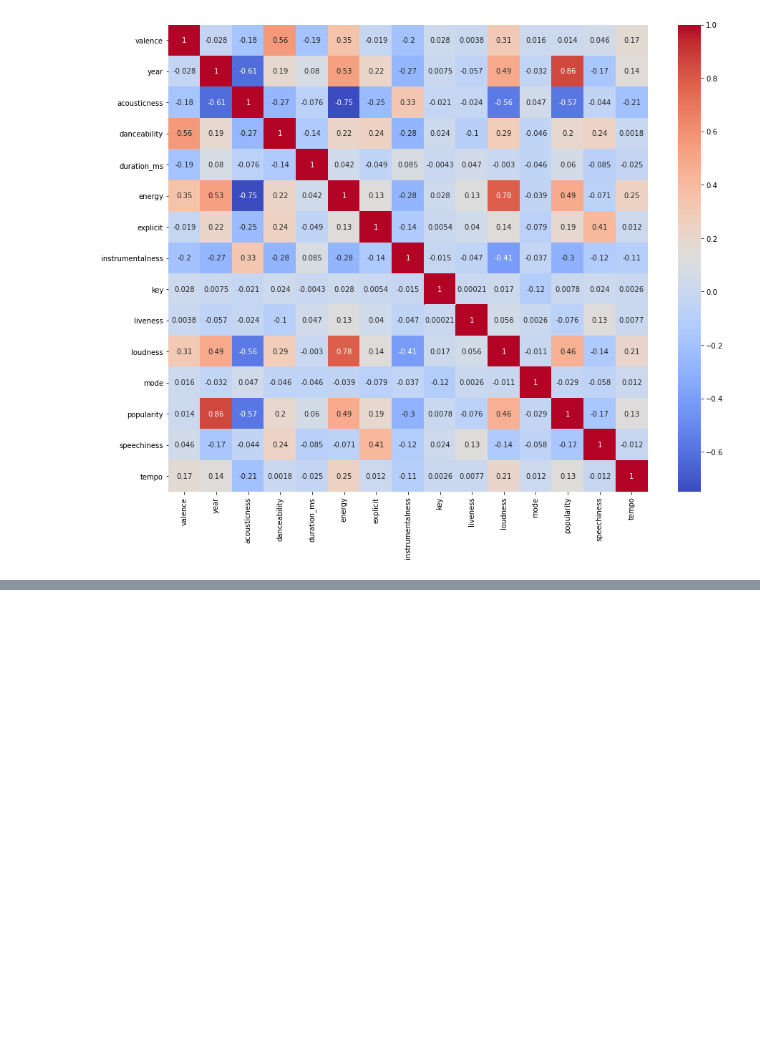
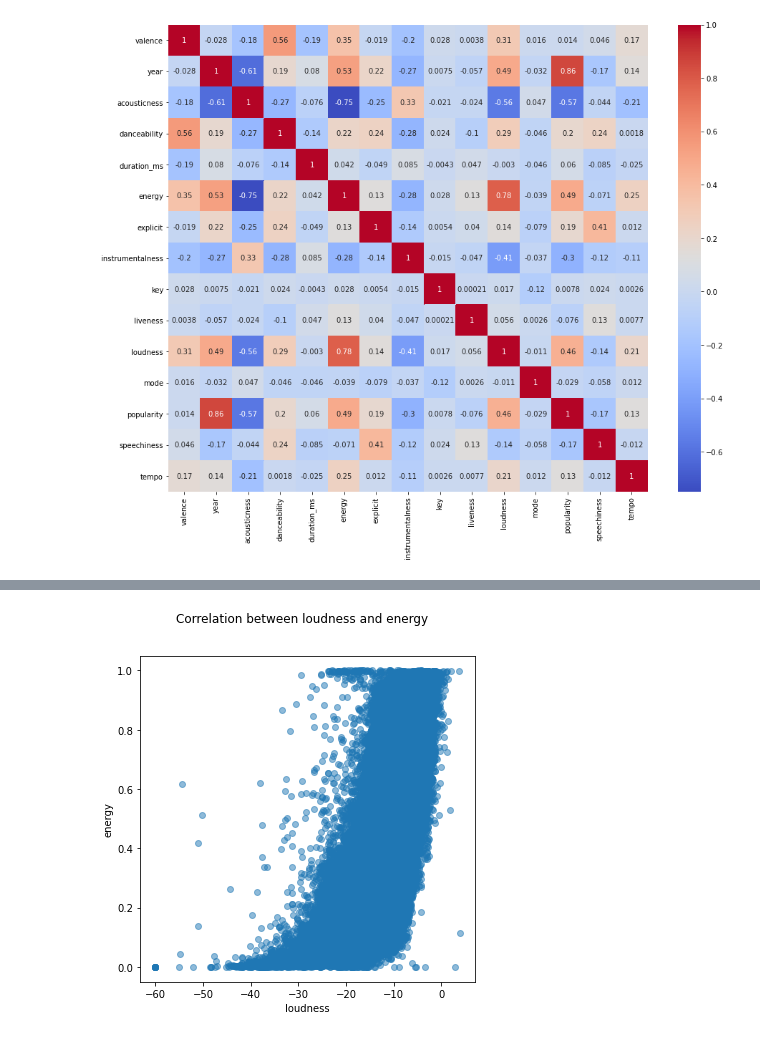
Before and after one commit to adriantyl/Capstone-Project-, a Jupyter notebook: EDA.ipynb, the cells around one changed output, grey strips where cells are left out. Cells and saved outputs as stored; diff of their text form; code cells hidden in the pictures; blank space fills up the shorter version.

```diff
--- a/EDA.ipynb
+++ b/EDA.ipynb
@@ -72,0 +185,23 @@ sns.heatmap(data.corr(), annot=True, cmap = 'coolwarm')
+# %%
+x2 = data["loudness"].values
+y2 = data["energy"].values
+
+x2 = x2.reshape(x2.shape[0], 1)
+y2 = y2.reshape(y2.shape[0], 1)
+
+regr = LinearRegression()
+regr.fit(x2, y2)
+
+fig2 = plt.figure(figsize=(6, 6))
+fig2.suptitle("Correlation between loudness and energy")
+
+ax2 = plt.subplot(1, 1, 1)
+ax2.scatter(x2, y2, alpha=0.5)
+
+
+plt.xlabel("loudness")
+plt.ylabel("energy")
+
+plt.show()
+# %% [output]
+[figure, added]
```
Also changed, not shown: parts of 7 cells of this notebook, 3 other files.
